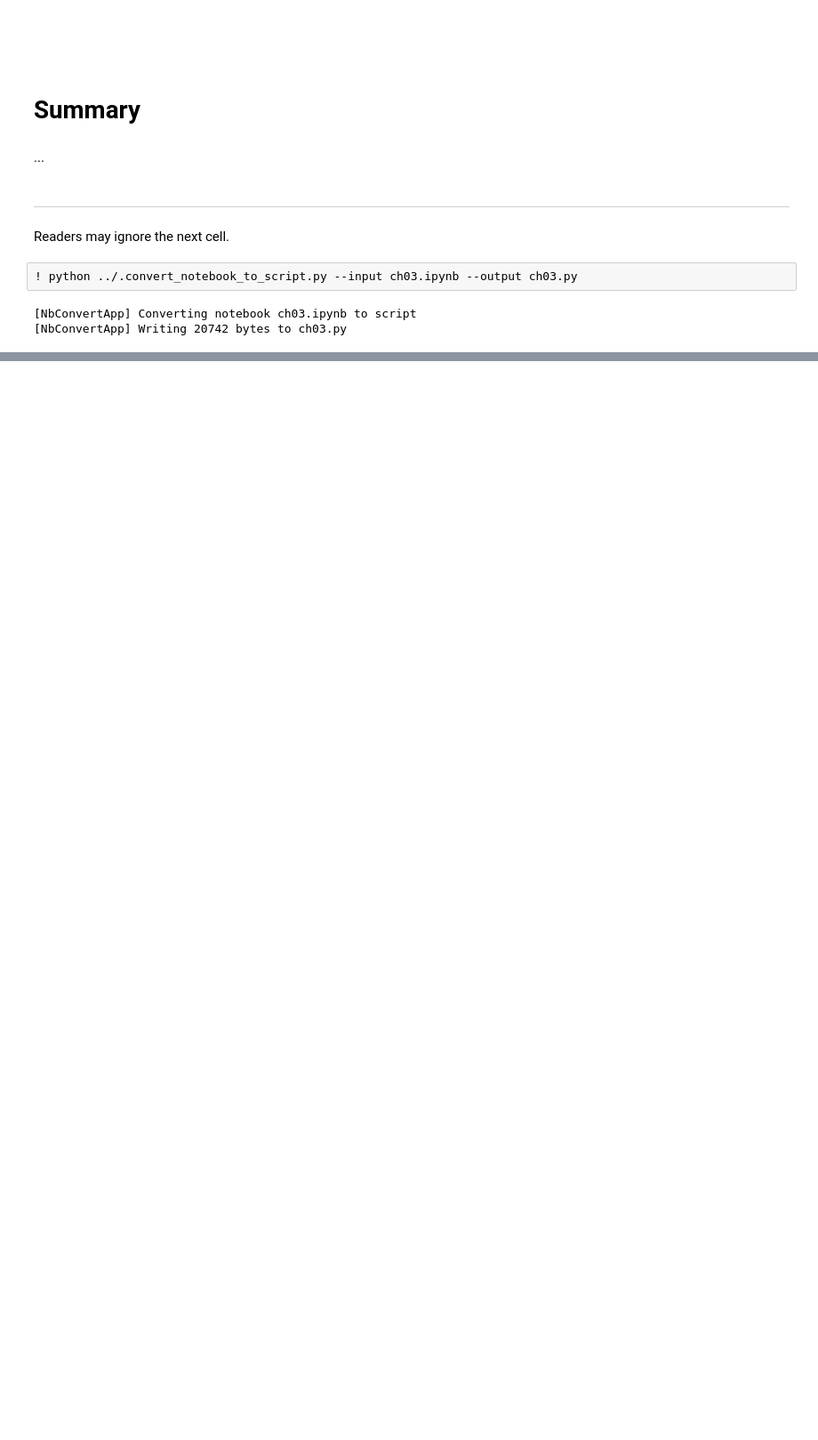
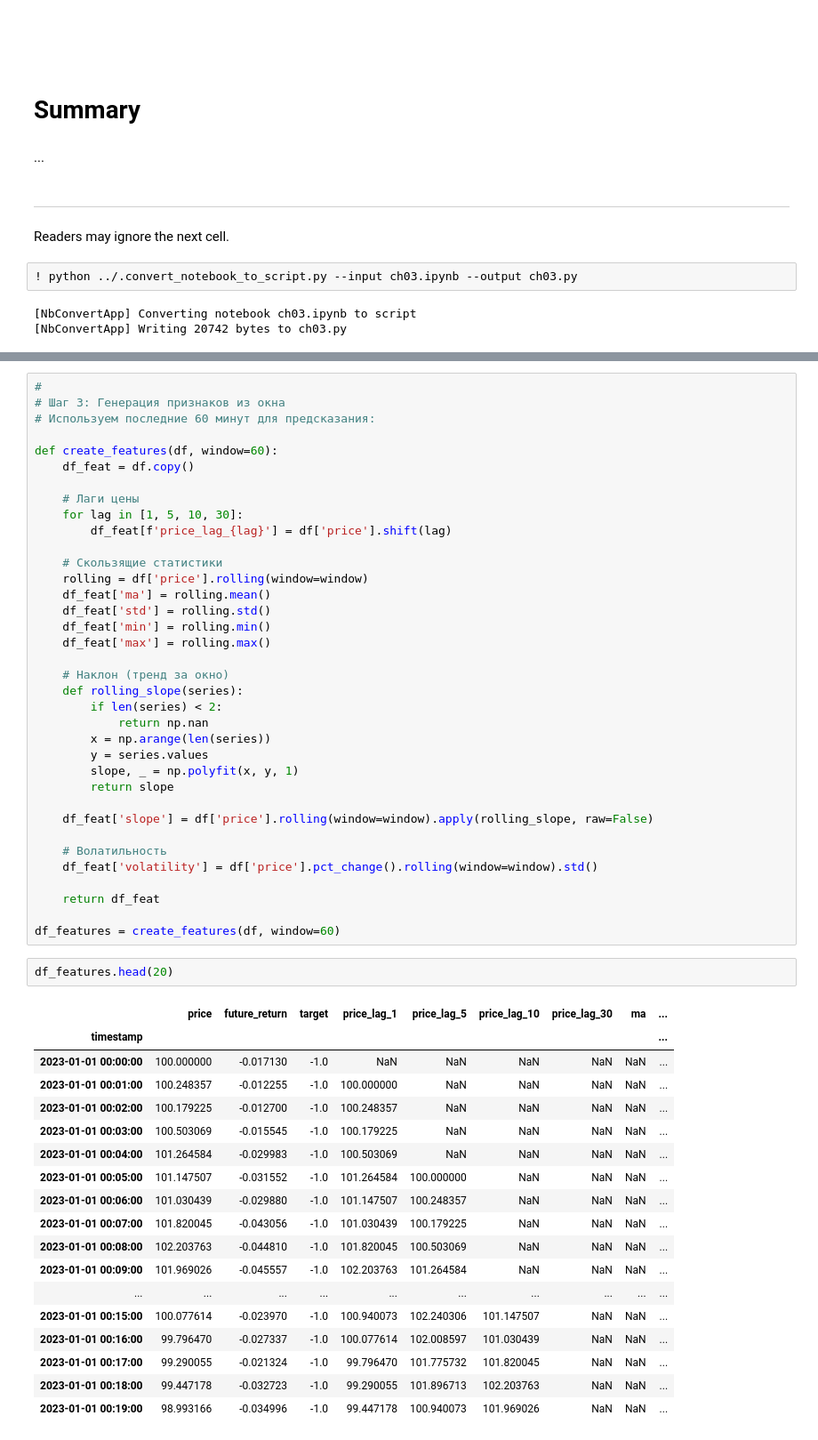
Before and after one commit to MinyaevAndrey/python-machine-learning-book-3rd-edition, a Jupyter notebook: ch03/ch03.ipynb, the cells around one changed output, grey strips where cells are left out. Shown at 89% size. Saved outputs shown, nothing was run; the diff lists cells and outputs as text; blank space fills up the shorter version.

```diff
--- a/ch03/ch03.ipynb
+++ b/ch03/ch03.ipynb
@@ -793,0 +880,57 @@ Readers may ignore the next cell.
+# %%
+#
+# Шаг 3: Генерация признаков из окна
+# Используем последние 60 минут для предсказания:
+
+def create_features(df, window=60):
+    df_feat = df.copy()
+
+    # Лаги цены
+    for lag in [1, 5, 10, 30]:
+        df_feat[f'price_lag_{lag}'] = df['price'].shift(lag)
+
+    # Скользящие статистики
+    rolling = df['price'].rolling(window=window)
+    df_feat['ma'] = rolling.mean()
+    df_feat['std'] = rolling.std()
+    df_feat['min'] = rolling.min()
+    df_feat['max'] = rolling.max()
+
+    # Наклон (тренд за окно)
+    def rolling_slope(series):
+        if len(series) < 2:
+            return np.nan
+        x = np.arange(len(series))
+        y = series.values
+        slope, _ = np.polyfit(x, y, 1)
+        return slope
+
+    df_feat['slope'] = df['price'].rolling(window=window).apply(rolling_slope, raw=False)
+
+    # Волатильность
+    df_feat['volatility'] = df['price'].pct_change().rolling(window=window).std()
+
+    return df_feat
+
+df_features = create_features(df, window=60)
+# %%
+df_features.head(20)
+# %% [output]
+|  | price | future_return | target | price_lag_1 | price_lag_5 | price_lag_10 | price_lag_30 | ma | ... |
+| timestamp |  |  |  |  |  |  |  |  | ... |
+| 2023-01-01 00:00:00 | 100.000000 | -0.017130 | -1.0 | NaN | NaN | NaN | NaN | NaN | ... |
+| 2023-01-01 00:01:00 | 100.248357 | -0.012255 | -1.0 | 100.000000 | NaN | NaN | NaN | NaN | ... |
+| 2023-01-01 00:02:00 | 100.179225 | -0.012700 | -1.0 | 100.248357 | NaN | NaN | NaN | NaN | ... |
+| 2023-01-01 00:03:00 | 100.503069 | -0.015545 | -1.0 | 100.179225 | NaN | NaN | NaN | NaN | ... |
+| 2023-01-01 00:04:00 | 101.264584 | -0.029983 | -1.0 | 100.503069 | NaN | NaN | NaN | NaN | ... |
+| 2023-01-01 00:05:00 | 101.147507 | -0.031552 | -1.0 | 101.264584 | 100.000000 | NaN | NaN | NaN | ... |
+| 2023-01-01 00:06:00 | 101.030439 | -0.029880 | -1.0 | 101.147507 | 100.248357 | NaN | NaN | NaN | ... |
+| 2023-01-01 00:07:00 | 101.820045 | -0.043056 | -1.0 | 101.030439 | 100.179225 | NaN | NaN | NaN | ... |
+| 2023-01-01 00:08:00 | 102.203763 | -0.044810 | -1.0 | 101.820045 | 100.503069 | NaN | NaN | NaN | ... |
+| 2023-01-01 00:09:00 | 101.969026 | -0.045557 | -1.0 | 102.203763 | 101.264584 | NaN | NaN | NaN | ... |
+| ... | ... | ... | ... | ... | ... | ... | ... | ... | ... |
+| 2023-01-01 00:15:00 | 100.077614 | -0.023970 | -1.0 | 100.940073 | 102.240306 | 101.147507 | NaN | NaN | ... |
+| 2023-01-01 00:16:00 | 99.796470 | -0.027337 | -1.0 | 100.077614 | 102.008597 | 101.030439 | NaN | NaN | ... |
+| 2023-01-01 00:17:00 | 99.290055 | -0.021324 | -1.0 | 99.796470 | 101.775732 | 101.820045 | NaN | NaN | ... |
+| 2023-01-01 00:18:00 | 99.447178 | -0.032723 | -1.0 | 99.290055 | 101.896713 | 102.203763 | NaN | NaN | ... |
+| 2023-01-01 00:19:00 | 98.993166 | -0.034996 | -1.0 | 99.447178 | 100.940073 | 101.969026 | NaN | NaN | ... |
```
Also changed, not shown: parts of 10 cells of this notebook.
